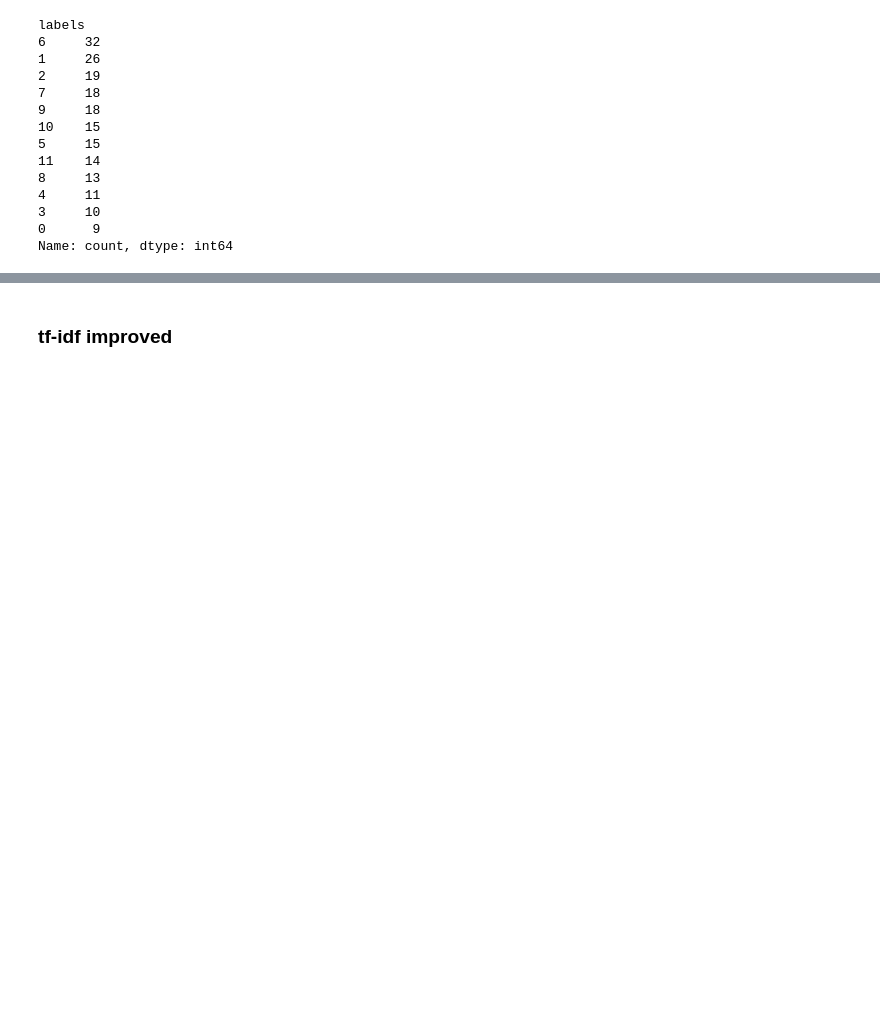
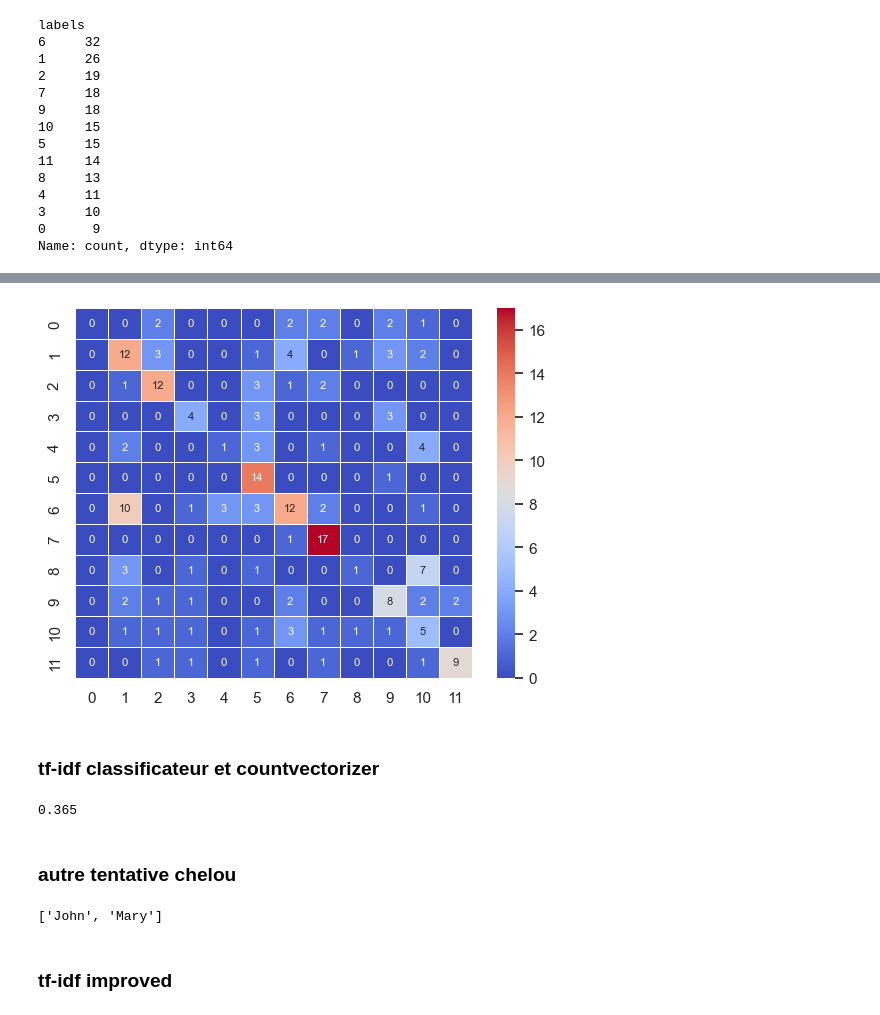
Before and after one commit to baptlem/sentence_classification, a Jupyter notebook: matthias_notebook.ipynb, the cells around one changed output, grey strips where cells are left out. Drawn from its saved outputs; the diff is of its cells as text; code cells hidden in the pictures; blank space fills up the shorter version.

```diff
--- a/matthias_notebook.ipynb
+++ b/matthias_notebook.ipynb
@@ -57,0 +154,23 @@ Name: count, dtype: int64
+# %%
+# Define NLP preprocessing steps
+def preprocess_text(X):
+    X = X.str.lower().apply(word_tokenize)  # Tokenization
+    # X = X.apply(lambda x:[word for word in x if word not in stopwords.words('english')])  # Stopword Removal
+    lemmatizer = WordNetLemmatizer()
+    X = X.apply(lambda x: [lemmatizer.lemmatize(word) for word in x])  # Lemmatization
+    # print(X)
+    return X.apply(lambda x:' '.join(x))
+
+pipeline = Pipeline([
+    ('preprocess', FunctionTransformer(preprocess_text)),
+    ('vectorizer',  TfidfVectorizer(sublinear_tf=True, max_df=0.5, min_df=5, stop_words="english")),
+    ('classifier', SGDClassifier(loss='hinge', penalty='l2',
+                          alpha=1e-3, random_state=42,
+                          max_iter=5, tol=None))
+])
+
+X_train = df_train_plus.loc[:,"sentences"]
+y_train = df_train_plus.loc[:,"labels"]
+
+pipeline.fit(X_train, y_train)
+predicted_label1 = pipeline.predict(df_test.loc[:,"sentences"])
@@ -58,2 +218,58 @@ Name: count, dtype: int64
+# %%
+cm = confusion_matrix(df_test.loc[:,"labels"],pd.Series(predicted_label1))
+df_cm = pd.DataFrame(cm, index=list(range(12)), columns=list(range(12)))
+
+sn.set(font_scale=1)
+sn.heatmap(df_cm, annot=True, annot_kws={"size": 8}, cmap='coolwarm', linewidth=0.5)
+plt.show()
+# %% [output]
+[figure, added]
+# %% [markdown]
+### tf-idf classificateur et countvectorizer
+# %%
+from sklearn.linear_model import SGDClassifier
+from sklearn.feature_extraction.text import CountVectorizer
+from sklearn.feature_extraction.text import TfidfTransformer
+from sklearn.ensemble import RandomForestClassifier
+from sklearn.linear_model import LogisticRegression, SGDClassifier
+from sklearn.naive_bayes import ComplementNB
+from sklearn.neighbors import KNeighborsClassifier, NearestCentroid
+from sklearn.svm import LinearSVC
+
+text_clf = Pipeline([
+    # ('vect', CountVectorizer()),
+    ('tfidf', TfidfVectorizer(sublinear_tf=True, max_df=0.5, min_df=5, stop_words="english")),
+    ('clf',RandomForestClassifier()),
+])
+
+X_train = df_train_plus.loc[:,"sentences"]
+y_train = df_train_plus.loc[:,"labels"]
+
+text_clf.fit(X_train, y_train)
+predicted2 = text_clf.predict(df_test.loc[:,"sentences"])
+np.mean(predicted2 == df_test.loc[:,"labels"])
+# %% [output]
+0.365
+# %% [markdown]
+### autre tentative chelou
+# %%
+def phrase_text(text):
+    tokens = word_tokenize(text)
+    tagged = nltk.pos_tag(tokens)
+    chunks = nltk.ne_chunk(tagged, binary=False)
+    phrases = []
+
+    for chunk in chunks:
+        if isinstance(chunk, nltk.Tree):
+            phrase = ' '.join([word for word, _ in chunk.leaves()])
+            phrases.append(phrase)
+
+    return phrases
+
+text = "John and Mary went to the park. They had a picnic there."
+phrases = phrase_text(text)
+print(phrases)
+# %% [output]
+['John', 'Mary']
 # %% [markdown]
 ### tf-idf improved
```
Also changed, not shown: parts of 40 cells of this notebook, 4 other files.
